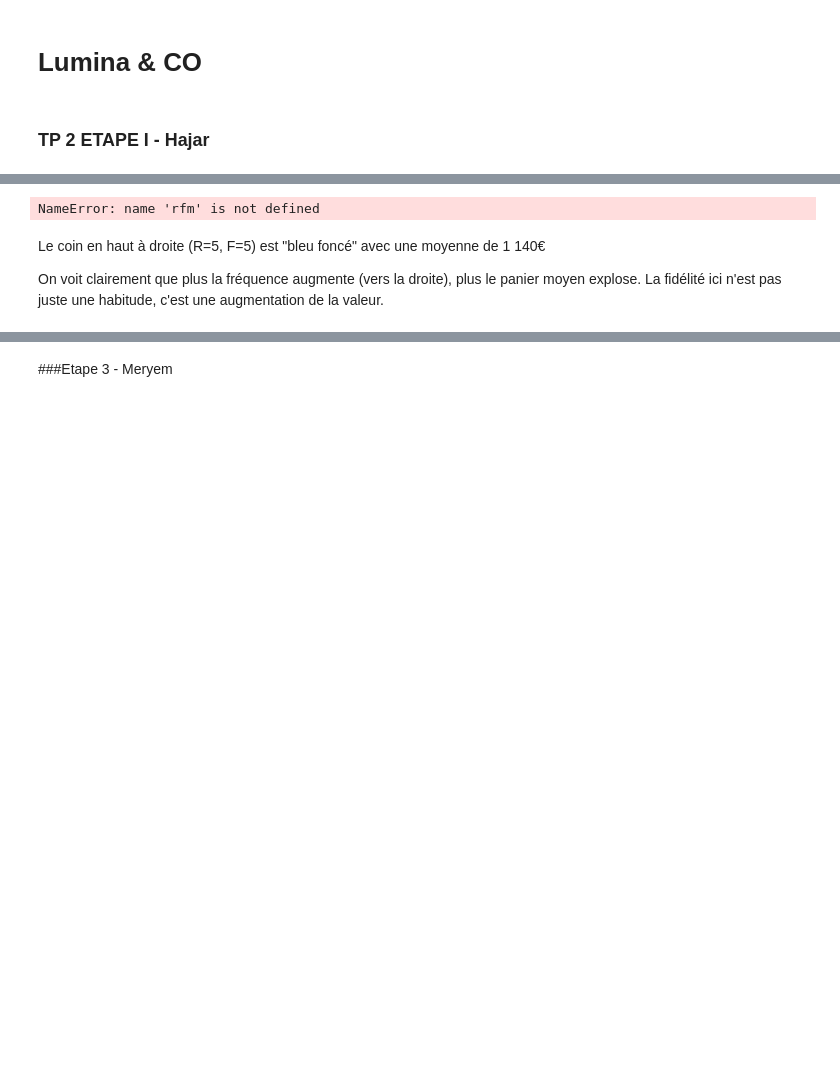
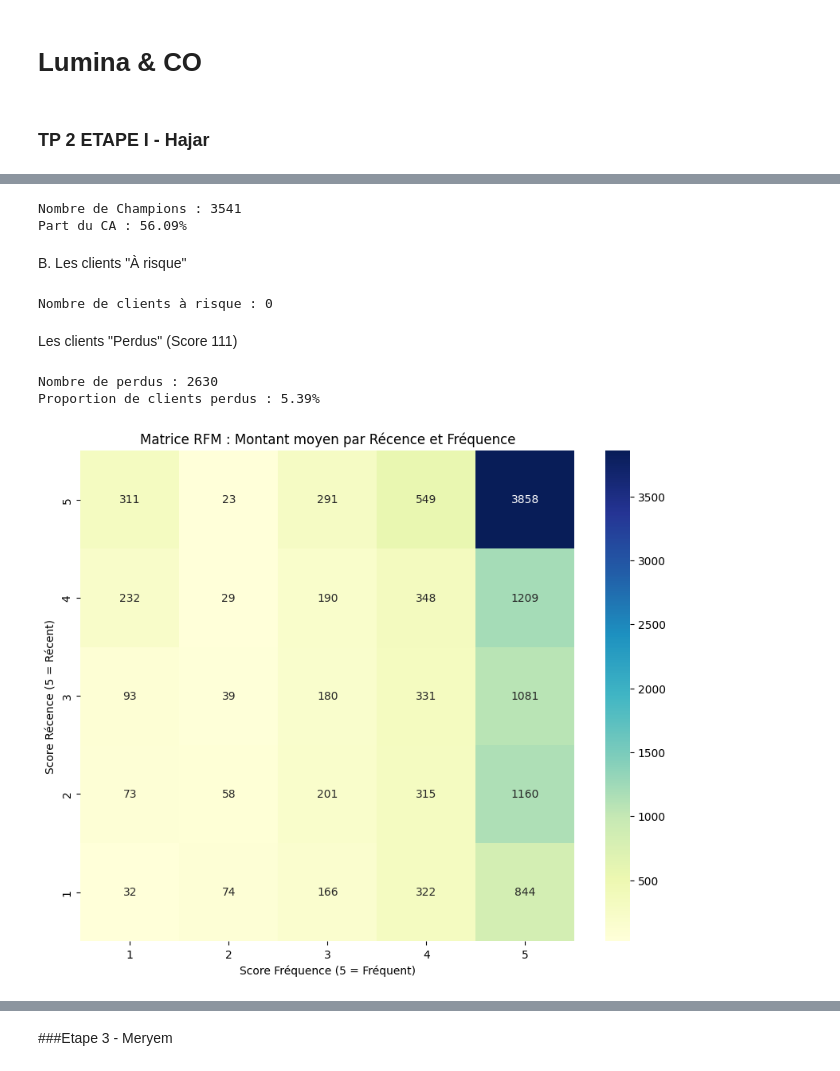
Before and after one commit to fds-imane/Data_Marketing, a Jupyter notebook: data_marketing_part_2.ipynb, the cells around one changed output, grey strips where cells are left out. Drawn from its saved outputs; the diff is of its cells as text; code cells hidden in the pictures; blank space fills up the shorter version.

```diff
--- a/data_marketing_part_2.ipynb
+++ b/data_marketing_part_2.ipynb
@@ -84,0 +25,17 @@ Dans l'urgence, ils sont au bord du désengagement total, il faut les relancer e
+# %%
+# Agrégation par client
+rfm_features = df.groupby('customer_id').agg({
+    'invoice_date': [
+        lambda x: (snapshot_date - x.max()).days, # Récence
+        lambda x: (snapshot_date - x.min()).days  # Ancienneté (Tenure)
+    ],
+    'invoice_id': 'nunique',                      # Fréquence
+    'line_total': 'sum',                          # Montant
+    'product_code': 'nunique'                     # Diversité (Catégories)
+})
+
+# Renommer les colonnes pour plus de clarté
+rfm_features.columns = ['recence', 'anciennete', 'frequence', 'montant', 'diversite_produits']
+
+# Calcul du Panier Moyen
+rfm_features['panier_moyen'] = rfm_features['montant'] / rfm_features['frequence']
@@ -84,0 +70,16 @@ Dans l'urgence, ils sont au bord du désengagement total, il faut les relancer e
+# %%
+# Filtrage des clients avec un montant positif
+rfm_scores = rfm_features[rfm_features['montant'] > 0].copy()
+
+# Score Récence (R) : 1 est le moins récent, 5 est le plus récent
+rfm_scores['R'] = pd.qcut(rfm_scores['recence'], 5, labels=[5, 4, 3, 2, 1])
+
+# Score Fréquence (F) : 1 est le moins fréquent, 5 est le plus fréquent
+# On utilise rank(method='first') pour gérer les nombreux clients ayant la même fréquence (ex: 1 achat)
+rfm_scores['F'] = pd.qcut(rfm_scores['frequence'].rank(method='first'), 5, labels=[1, 2, 3, 4, 5])
+
+# Score Montant (M) : 1 est le plus petit montant, 5 est le plus gros
+rfm_scores['M'] = pd.qcut(rfm_scores['montant'].rank(method='first'), 5, labels=[1, 2, 3, 4, 5])
+
+# Création du score concaténé
+rfm_scores['RFM_Concat'] = rfm_scores['R'].astype(str) + rfm_scores['F'].astype(str) + rfm_scores['M'].astype(str)
@@ -85,17 +88,45 @@ Dans l'urgence, ils sont au bord du désengagement total, il faut les relancer e
+# %%
+champions = rfm_scores[rfm_scores['RFM_Concat'] == '555']
+nb_champions = len(champions)
+part_ca_champions = (champions['montant'].sum() / rfm_scores['montant'].sum()) * 100
+
+print(f"Nombre de Champions : {nb_champions}")
+print(f"Part du CA : {part_ca_champions:.2f}%")
+# %% [output]
+Nombre de Champions : 3541
+Part du CA : 56.09%
+# %% [markdown]
+B. Les clients "À risque"
+# %%
+a_risque = rfm_scores[(rfm_scores['R'].isin(['1', '2'])) & (rfm_scores['F'].isin(['4', '5']))]
+print(f"Nombre de clients à risque : {len(a_risque)}")
+# %% [output]
+Nombre de clients à risque : 0
+# %% [markdown]
+Les clients "Perdus" (Score 111)
+# %%
+perdus = rfm_scores[rfm_scores['RFM_Concat'] == '111']
+nb_perdus = len(perdus)
+
+prop_perdus = (len(perdus) / len(rfm_scores)) * 100
+print(f"Nombre de perdus : {nb_perdus}")
+
+print(f"Proportion de clients perdus : {prop_perdus:.2f}%")
+# %% [output]
+Nombre de perdus : 2630
+Proportion de clients perdus : 5.39%
 # %%
 import seaborn as sns
 import matplotlib.pyplot as plt
 
-# On crée un tableau croisé : récence vs fréquence avec la moyenne du Montant
-matrix = rfm.pivot_table(index='R', columns='F', values='Monetary', aggfunc='mean')
+# Pivot table pour la heatmap
+rfm_pivot = rfm_scores.pivot_table(index='R', columns='F', values='montant', aggfunc='mean')
 
 plt.figure(figsize=(10, 8))
-sns.heatmap(matrix, annot=True, fmt=".0f", cmap="YlGnBu")
-plt.title("Matrice RFM : Récence vs Fréquence (Colorée par Montant moyen)")
+sns.heatmap(rfm_pivot, annot=True, fmt=".0f", cmap="YlGnBu")
+plt.title("Matrice RFM : Montant moyen par Récence et Fréquence")
+plt.ylabel("Score Récence (5 = Récent)")
+plt.xlabel("Score Fréquence (5 = Fréquent)")
 plt.show()
 # %% [output]
-NameError: name 'rfm' is not defined
+[figure, added]
-# %% [markdown]
-Le coin en haut à droite (R=5, F=5) est "bleu foncé" avec une moyenne de 1 140€
-
-On voit clairement que plus la fréquence augmente (vers la droite), plus le panier moyen explose. La fidélité ici n'est pas juste une habitude, c'est une augmentation de la valeur.
```
Also changed, not shown: parts of 69 cells of this notebook.
